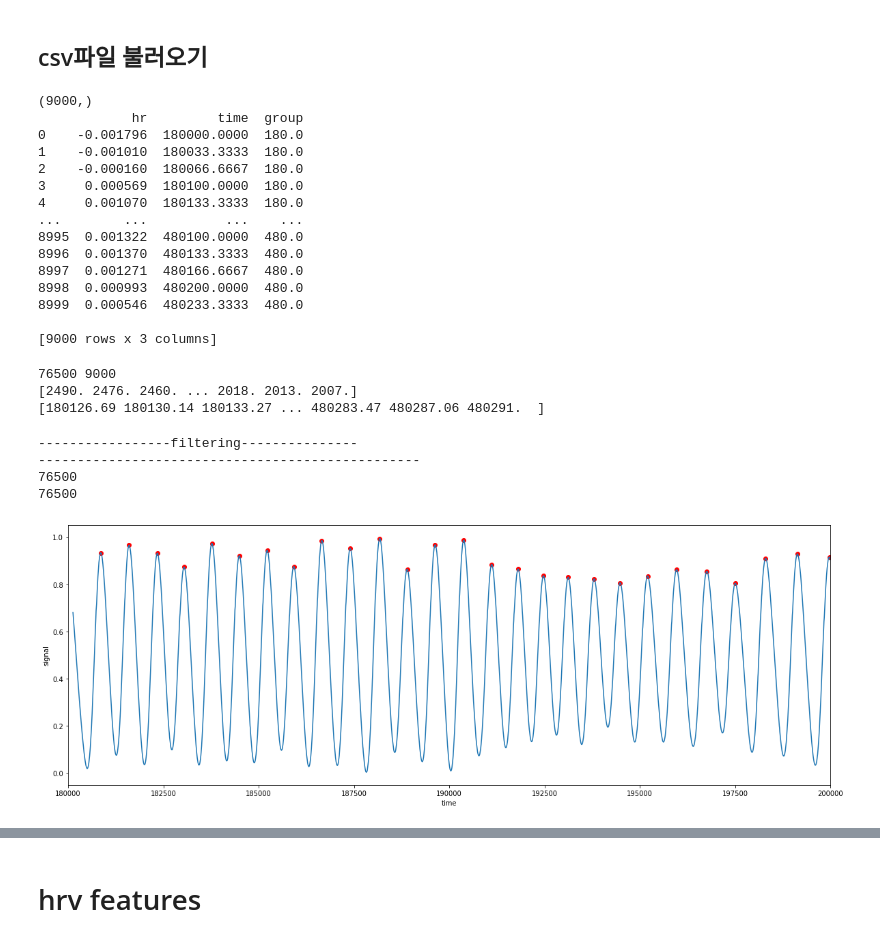
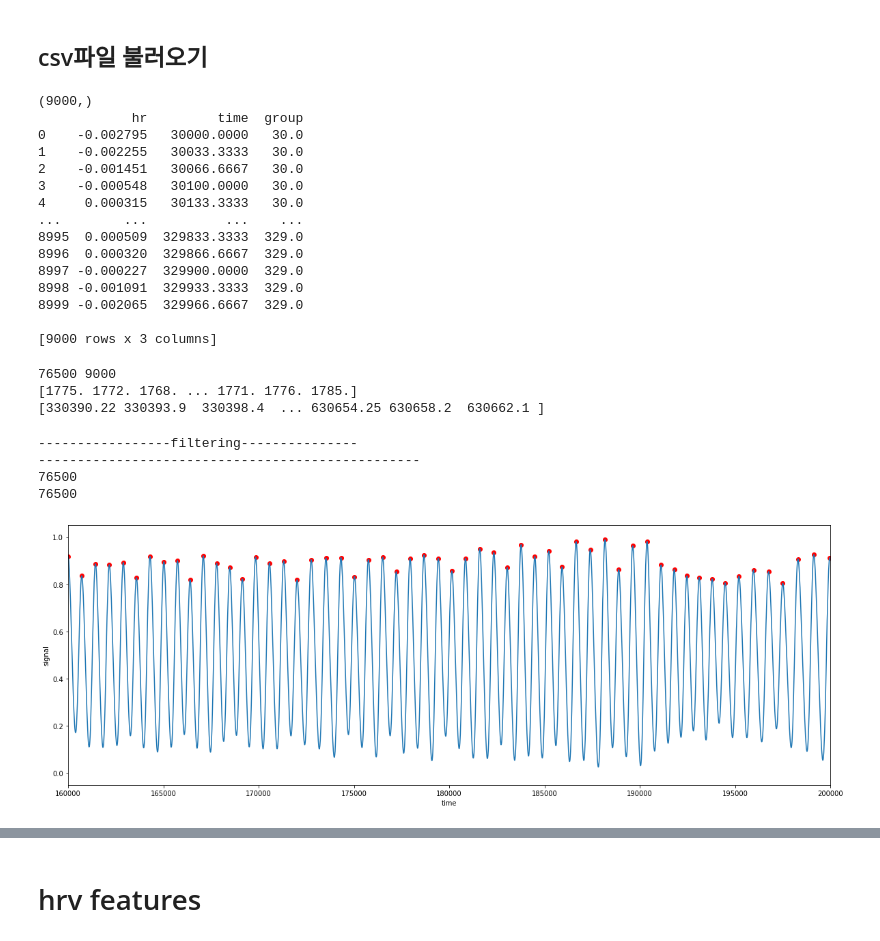
Before and after one commit to sugyeong-yu/RPPG-HRV_analysis, a Jupyter notebook: code/hrv_analysis(interpolation).ipynb, the cells around one changed output, grey strips where cells are left out. Drawn from its saved outputs; the diff is of its cells as text; code cells hidden in the pictures.

```diff
--- a/code/hrv_analysis(interpolation).ipynb
+++ b/code/hrv_analysis(interpolation).ipynb
@@ -106,7 +74,7 @@ import sys
 # %%
 # 그래프 확인하기
 subject=4
-num=5
+num=0
 
 cppg_frequency_features=[]
 rppg_frequency_features=[]
@@ -136,23 +104,20 @@ cppg_hr=np.array(cppg['hr'],dtype='float32')
 
 c_sr=255
 r_sr=30
-
-c_distance=12
-r_distance=10
 # %% [output]
 (9000,)
             hr         time  group
-0    -0.001796  180000.0000  180.0
-1    -0.001010  180033.3333  180.0
-2    -0.000160  180066.6667  180.0
-3     0.000569  180100.0000  180.0
-4     0.001070  180133.3333  180.0
+0    -0.002795   30000.0000   30.0
+1    -0.002255   30033.3333   30.0
+2    -0.001451   30066.6667   30.0
+3    -0.000548   30100.0000   30.0
+4     0.000315   30133.3333   30.0
 ...        ...          ...    ...
-8995  0.001322  480100.0000  480.0
-8996  0.001370  480133.3333  480.0
-8997  0.001271  480166.6667  480.0
-8998  0.000993  480200.0000  480.0
-8999  0.000546  480233.3333  480.0
+8995  0.000509  329833.3333  329.0
+8996  0.000320  329866.6667  329.0
+8997 -0.000227  329900.0000  329.0
+8998 -0.001091  329933.3333  329.0
+8999 -0.002065  329966.6667  329.0
 
 [9000 rows x 3 columns]
 # %%
@@ -161,31 +126,31 @@ print(cppg_hr)
 print(cppg_time)
 # %% [output]
 76500 9000
-[2490. 2476. 2460. ... 2018. 2013. 2007.]
-[180126.69 180130.14 180133.27 ... 480283.47 480287.06 480291.  ]
+[1775. 1772. 1768. ... 1771. 1776. 1785.]
+[330390.22 330393.9  330398.4  ... 630654.25 630658.2  630662.1 ]
 # %%
 # 앞뒤 30초 cutting
-c_distance=150
+c_distance=100
 
 filter_c=preprocessing(cppg_hr,2.0,0.5,c_sr)
 print(len(filter_c))
 scale_c=normalization(filter_c)
 print(len(scale_c))
 c_peaks_y,c_peaks_x=detect_peak(cppg_time,scale_c,c_distance)
 
 plt.figure(figsize=(20, 7))
 plt.scatter(c_peaks_x, c_peaks_y,color='red')
 plt.plot(cppg_time, scale_c, label="find feak in time domain")
-plt.xlim([180000, 200000])# msec # 30초 즉, 30000msec 씩 shift
+plt.xlim([160000, 200000]) # 30초 즉, 30000msec 씩 shift
 plt.xlabel('time')
 plt.ylabel('signal')
 plt.show()
 # %% [output]
 -----------------filtering---------------
 -------------------------------------------------
 76500
 76500
-[figure, old version]
+[figure, new version]
 # %%
 # signal interpolation
 
```
Also changed, not shown: parts of 15 cells of this notebook, 5 other files.
